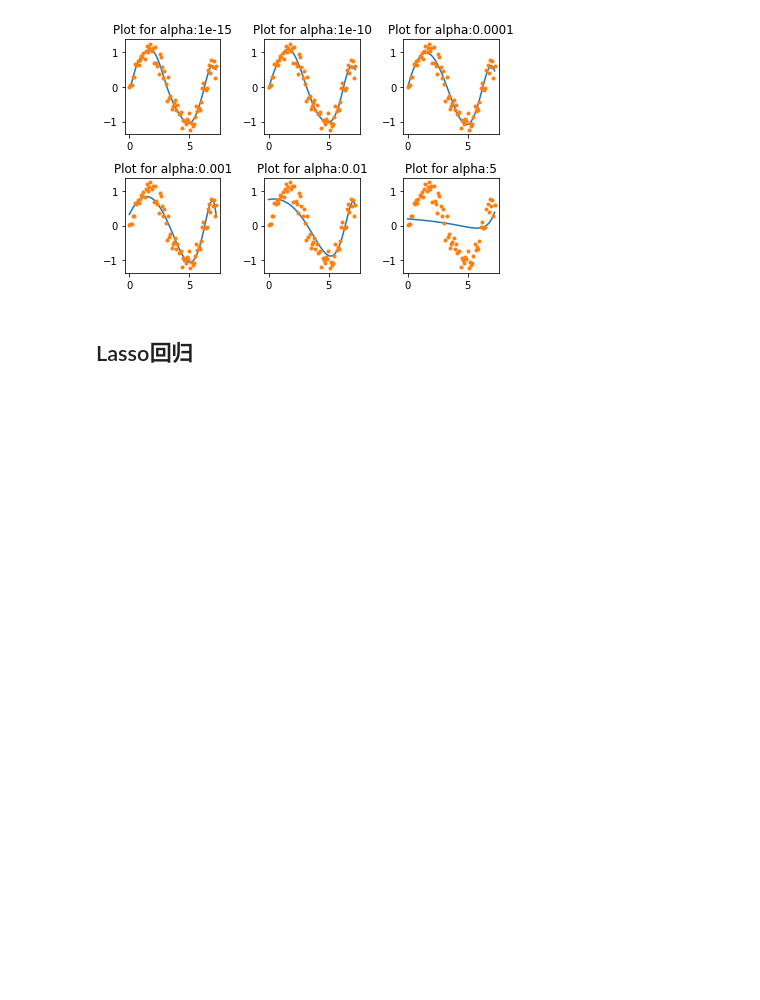
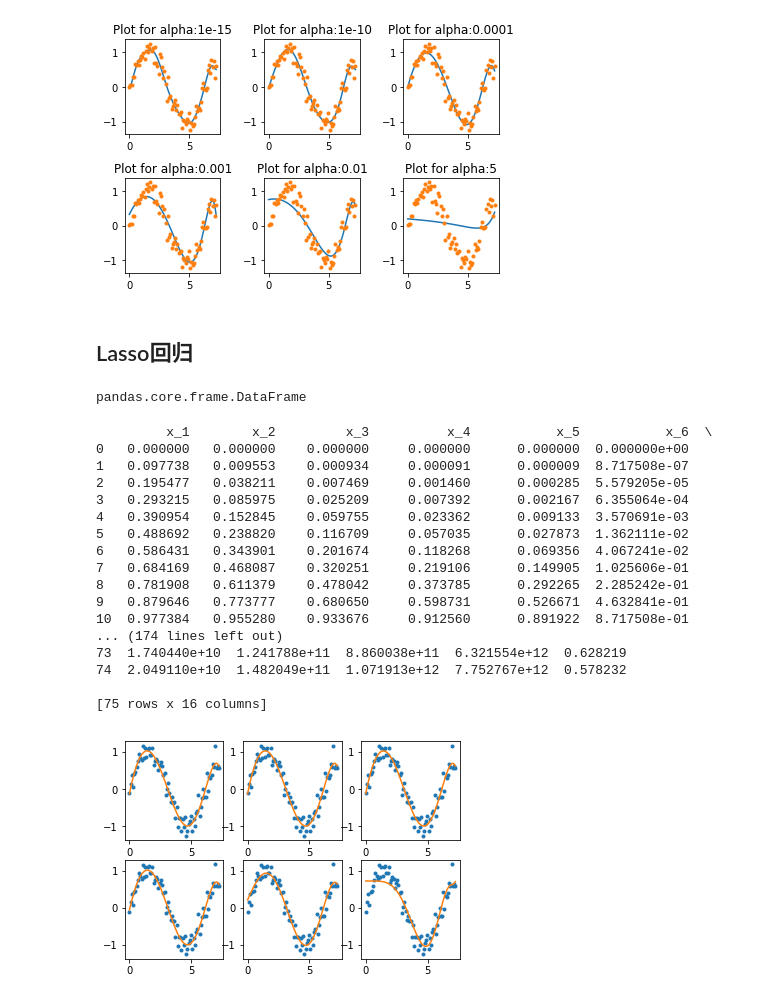
Before and after one commit to troywu666/overfitting, a Jupyter notebook: 交叉检验、lasso回归和ridge回归.ipynb, the cells around one changed output. Drawn from its saved outputs; the diff is of its cells as text; code cells hidden in the pictures; blank space fills up the shorter version.

```diff
--- a/交叉检验、lasso回归和ridge回归.ipynb
+++ b/交叉检验、lasso回归和ridge回归.ipynb
@@ -308,0 +307,65 @@ from sklearn.linear_model import Lasso
+# %%
+type(data[predictors])
+# %% [output]
+pandas.core.frame.DataFrame
+# %%
+from sklearn.linear_model import Lasso
+import pandas as pd
+import numpy as np
+import matplotlib.pyplot as plt
+%matplotlib inline
+
+x=np.array([1.4*i*np.pi/180 for i in range(0,300,4)])
+y=np.sin(x)+np.random.normal(0,0.2,len(x))
+plt.plot(x,y,'.')
+
+data=pd.DataFrame()
+predictors=[]
+for i in range(1,16):
+    data['x_%d'%i]=x**i
+    predictors.append('x_%d'%i)
+data['y']=y
+print(data)
+
+def las_reg(data,predictors,alpha,alpha_dict):
+    lasreg=Lasso(alpha =alpha, max_iter=1e5)
+    lasreg.fit(data[predictors],data['y'])
+    y_pre=lasreg.predict(data[predictors])
+
+    if alpha in alpha_dict:
+        plt.subplot(alpha_dict[alpha])
+        plt.plot(x,y,'.')
+        plt.plot(x,y_pre)
+
+    res=sum((y-y_pre)**2)
+    ret=[res]
+    ret.append(lasreg.intercept_)
+    ret.extend(lasreg.coef_)
+    return ret
+
+col=['res']+['intercept']+['x_%d'%i for i in range(1,16)]
+ind=['x_row_%d'%i for i in range(1,11)]
+las_matrix=pd.DataFrame(index=ind,columns=col)
+alpha_dict={1e-10:231, 1e-5:232,1e-4:233, 1e-3:234, 1e-2:235, 1:236}
+alpha_list=[1e-15, 1e-10, 1e-8, 1e-5,1e-4, 1e-3,1e-2, 1, 5, 10]
+for i in range(0,10):
+    las_matrix.iloc[i,]=las_reg(data=data,predictors=predictors,alpha=alpha_list[i],alpha_dict=alpha_dict)##alpha列表需要注意遍历
+# %% [output]
+         x_1        x_2         x_3          x_4           x_5           x_6  \
+0   0.000000   0.000000    0.000000     0.000000      0.000000  0.000000e+00
+1   0.097738   0.009553    0.000934     0.000091      0.000009  8.717508e-07
+2   0.195477   0.038211    0.007469     0.001460      0.000285  5.579205e-05
+3   0.293215   0.085975    0.025209     0.007392      0.002167  6.355064e-04
+4   0.390954   0.152845    0.059755     0.023362      0.009133  3.570691e-03
+5   0.488692   0.238820    0.116709     0.057035      0.027873  1.362111e-02
+6   0.586431   0.343901    0.201674     0.118268      0.069356  4.067241e-02
+7   0.684169   0.468087    0.320251     0.219106      0.149905  1.025606e-01
+8   0.781908   0.611379    0.478042     0.373785      0.292265  2.285242e-01
+9   0.879646   0.773777    0.680650     0.598731      0.526671  4.632841e-01
+10  0.977384   0.955280    0.933676     0.912560      0.891922  8.717508e-01
+... (174 lines left out)
+73  1.740440e+10  1.241788e+11  8.860038e+11  6.321554e+12  0.628219
+74  2.049110e+10  1.482049e+11  1.071913e+12  7.752767e+12  0.578232
+
+[75 rows x 16 columns]
+[figure, added]
```
Also changed, not shown: parts of 1 cell of this notebook.
